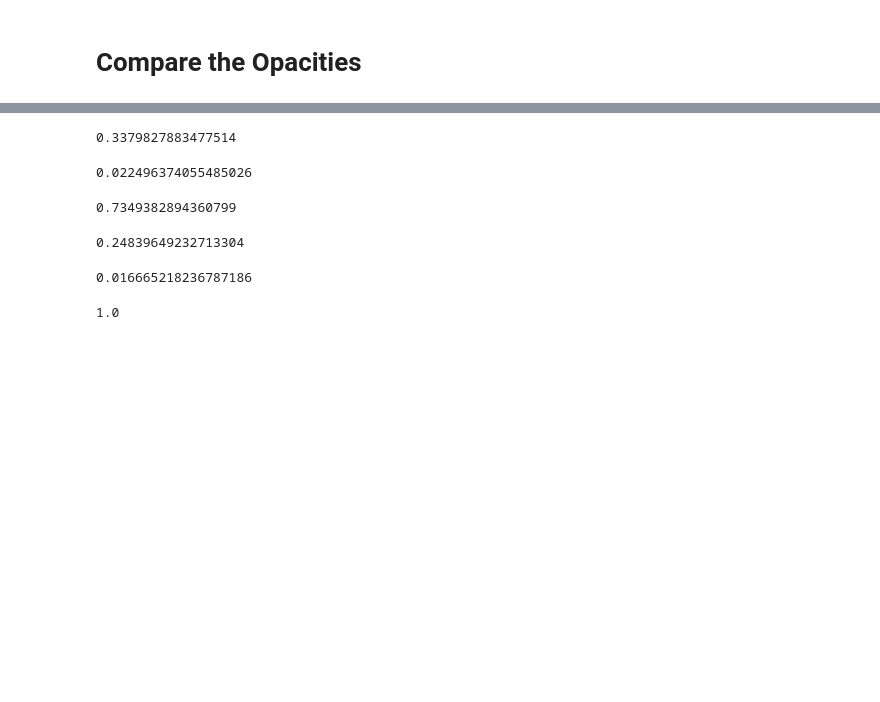
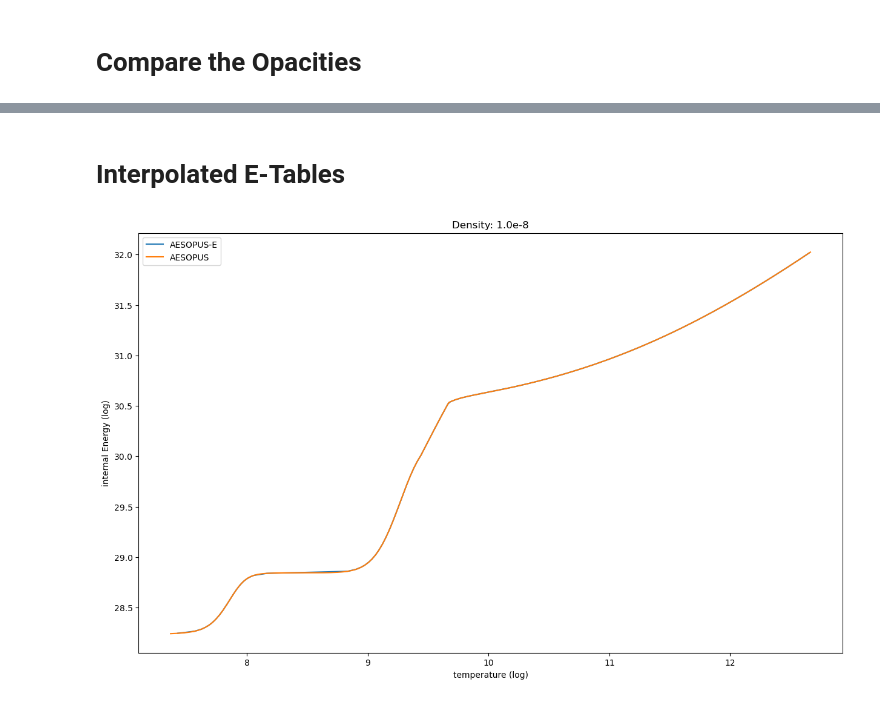
Before and after one commit to pe1995/TSO.jl, a Jupyter notebook: examples/converting_tables/aesopus.ipynb, the cells around one changed output, grey strips where cells are left out. Saved outputs shown, nothing was run; the diff lists cells and outputs as text; code cells hidden in the pictures; blank space fills up the shorter version.

```diff
--- a/examples/converting_tables/aesopus.ipynb
+++ b/examples/converting_tables/aesopus.ipynb
@@ -215,31 +128,23 @@ magg = [12.000
-# %%
-zx = 0.0
-for i in eachindex(magg)
-    if i >2
-        zx += exp10(magg[i] .-12) * TSO.mass_u(i)
-    end
-end
-
-yx = exp10(magg[2] .-12) * TSO.mass_u(:He) / TSO.mass_u(:H)
-# %% [output]
-0.3379827883477514
-# %%
-zx / TSO.mass_u(:H)
-# %% [output]
-0.022496374055485026
-# %%
-x = 1 / (1+yx+zx)
-# %% [output]
-0.7349382894360799
-# %%
-y = yx * x
-# %% [output]
-0.24839649232713304
-# %%
-z = zx * x
-# %% [output]
-0.016665218236787186
-# %%
-x + y + z
-# %% [output]
-1.0
+# %% [markdown]
+# Interpolated E-Tables
+# %%
+rho_test = 1e-8
+iAESO    = get_closest(eosAESO.lnRho,   log(rho_test));
+iAESO_e  = get_closest(eosAESO_e.lnRho, log(rho_test));
+# %%
+close()
+
+f, ax = plt.subplots(1, 1, figsize=(15,9))
+
+ax.plot(eosAESO_e.lnT[:, iAESO_e], eosAESO_e.lnEi, label="AESOPUS-E")
+ax.plot(eosAESO.lnT, eosAESO.lnEi[:, iAESO], label="AESOPUS")
+
+ax.set_title("Density: $(rho_test)")
+ax.set_ylabel("internal Energy (log)")
+ax.set_xlabel("temperature (log)")
+
+ax.legend()
+
+gcf()
+# %% [output]
+[figure, added]
```
Also changed, not shown: parts of 16 cells of this notebook, 9 other files.
